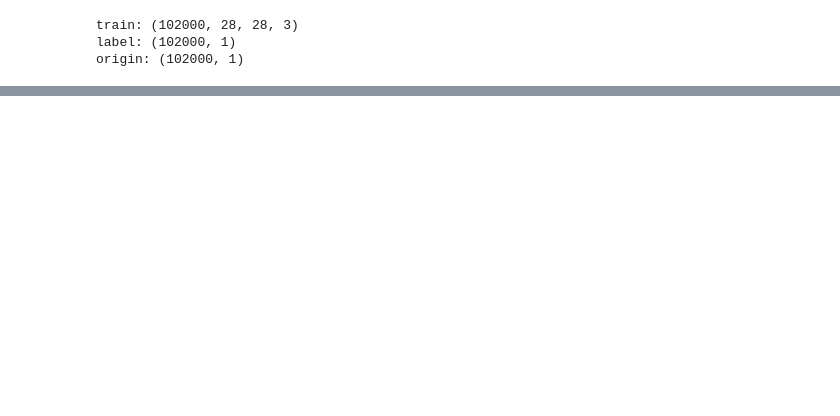
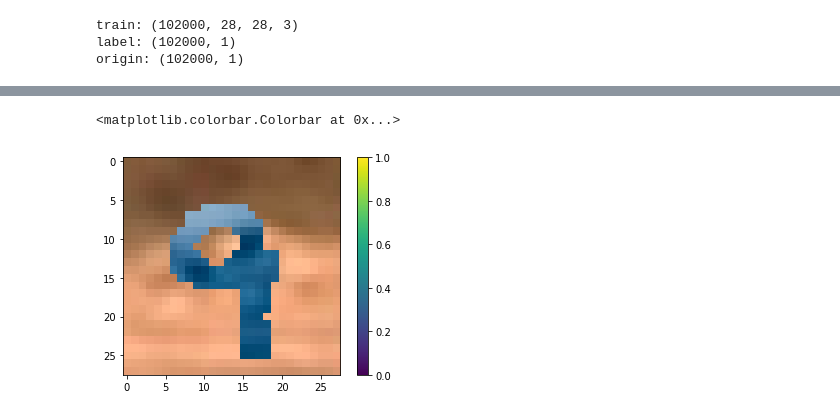
Before and after one commit to jaehwi0823/DANN, a Jupyter notebook: MNIST_DANN_TF2.ipynb, the cells around one changed output, grey strips where cells are left out. Saved outputs shown, nothing was run; the diff lists cells and outputs as text; code cells hidden in the pictures; blank space fills up the shorter version.

```diff
--- a/MNIST_DANN_TF2.ipynb
+++ b/MNIST_DANN_TF2.ipynb
@@ -52,0 +52,6 @@ plt.colorbar()
+# %%
+plt.imshow(train[60001])
+plt.colorbar()
+# %% [output]
+<matplotlib.colorbar.Colorbar at 0x...>
+[figure, added]
```
Also changed, not shown: parts of 29 cells of this notebook.
